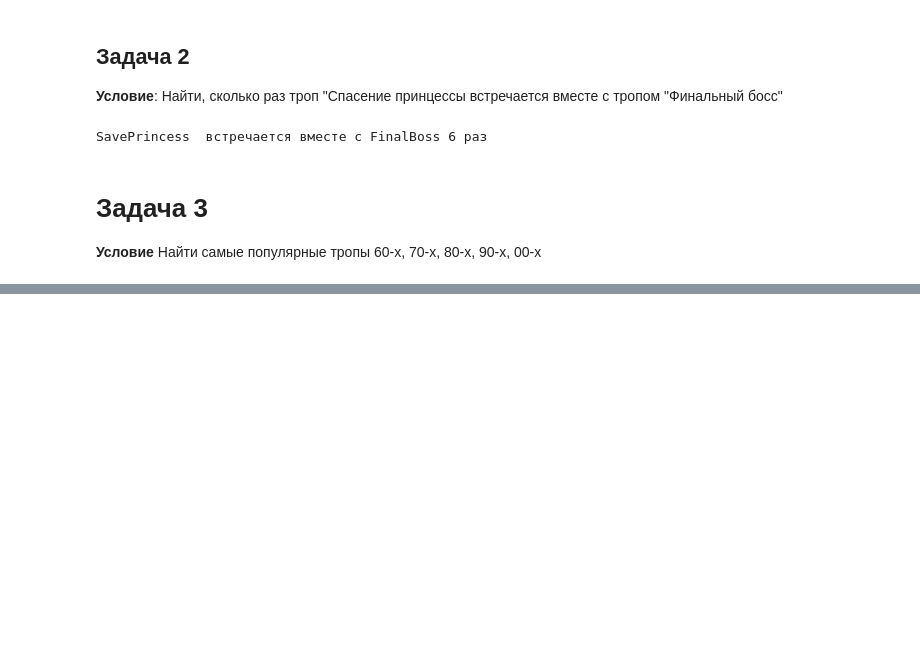
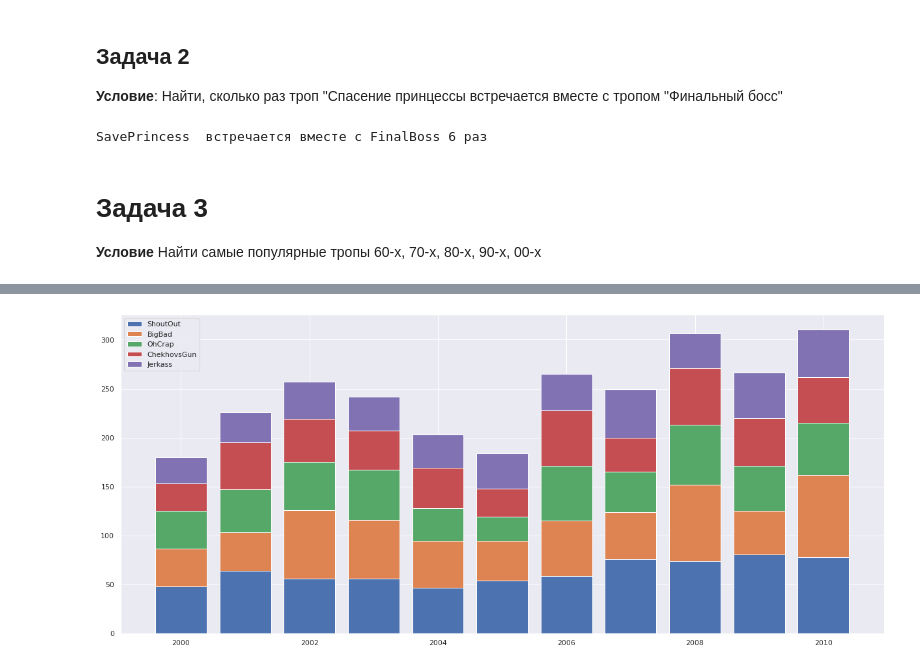
Before and after one commit to MkSerdyuk/Tropes_Analizer, a Jupyter notebook: tropes_analizer.ipynb, the cells around one changed output, grey strips where cells are left out. Cells and saved outputs as stored; diff of their text form; code cells hidden in the pictures; blank space fills up the shorter version.

```diff
--- a/tropes_analizer.ipynb
+++ b/tropes_analizer.ipynb
@@ -110,0 +118,4 @@ visualize_preiod(df, 1960, 1970, 5)
+# %%
+visualize_preiod(df, 2000, 2010, 5)
+# %% [output]
+[figure, added]
```
Also changed, not shown: parts of 3 cells of this notebook.
